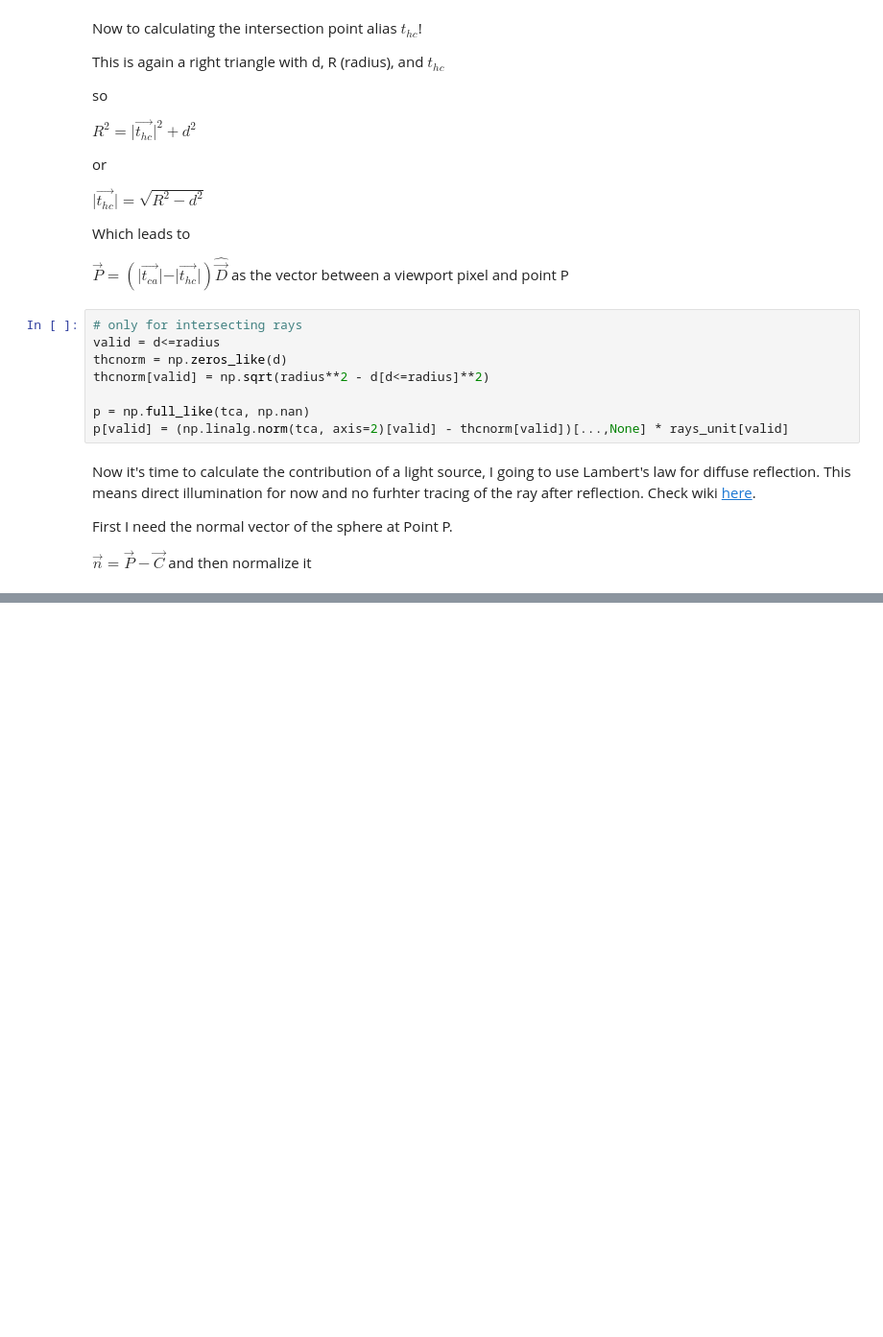
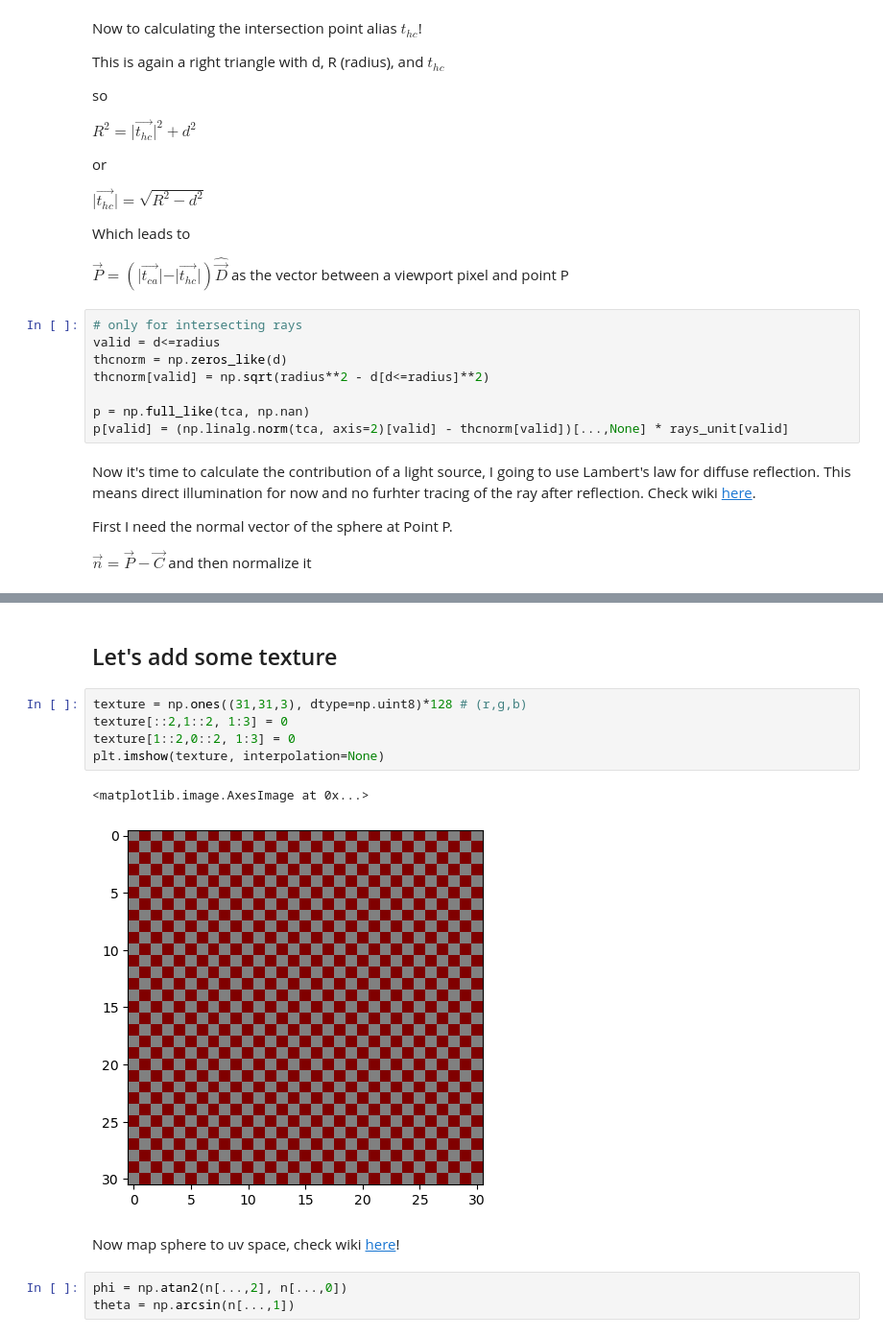
Before and after one commit to StFroese/funtracing, a Jupyter notebook: notebooks/Basic Understanding.ipynb, the cells around one changed output, grey strips where cells are left out. Shown: that part at 96% size. Drawn from its saved outputs; the diff is of its cells as text; blank space fills up the shorter version.

```diff
--- a/notebooks/Basic Understanding.ipynb
+++ b/notebooks/Basic Understanding.ipynb
@@ -165,0 +167,15 @@ plt.colorbar()
+# %% [markdown]
+## Let's add some texture
+# %%
+texture = np.ones((31,31,3), dtype=np.uint8)*128 # (r,g,b)
+texture[::2,1::2, 1:3] = 0
+texture[1::2,0::2, 1:3] = 0
+plt.imshow(texture, interpolation=None)
+# %% [output]
+<matplotlib.image.AxesImage at 0x...>
+[figure, added]
+# %% [markdown]
+Now map sphere to uv space, check wiki [here](https://en.wikipedia.org/wiki/UV_mapping)!
+# %%
+phi = np.atan2(n[...,2], n[...,0])
+theta = np.arcsin(n[...,1])
```
Also changed, not shown: parts of 12 cells of this notebook, 1 other file.
